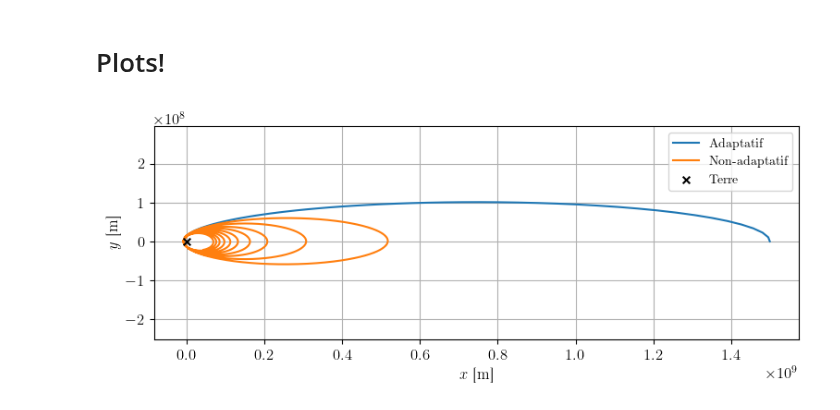
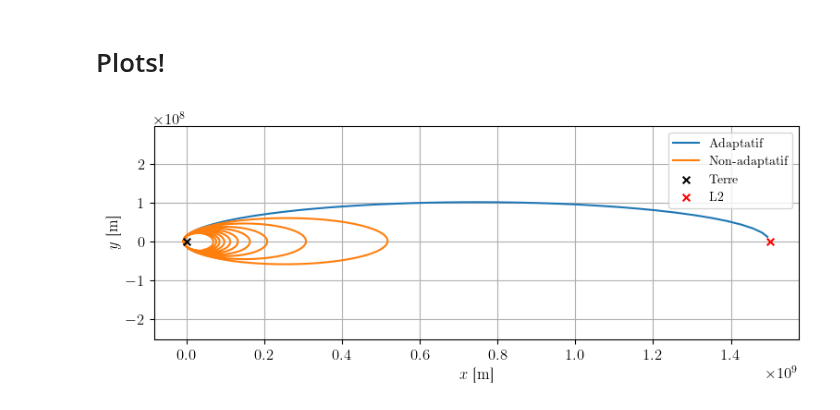
Before and after one commit to TomVdt/PhysNum, a Jupyter notebook: exercice3/analysis/analysis3ai.ipynb, the cells around one changed output. Drawn from its saved outputs; the diff is of its cells as text; code cells hidden in the pictures.

```diff
--- a/exercice3/analysis/analysis3ai.ipynb
+++ b/exercice3/analysis/analysis3ai.ipynb
@@ -71,27 +71,29 @@ for file, params in zip(outputs, all_params):
 # %%
 plt.figure(figsize=(9, 3))
 
 for (params, data) in all_data.values():
     t, x, y = data[:,0], data[:,1], data[:,2]
     label = ''
     if params['adapt']=='true':
         label = 'Adaptatif'
     else:
         label='Non-adaptatif'
     plt.plot(x, y, label=label)
 
 plt.scatter(0, 0, color='black', marker='x', label='Terre', s=30, zorder=2)
+plt.scatter(1.5e9, 0, color='red', marker='x', label='L2', s=30, zorder=3)
+
 
 plt.axis('equal')
 plt.grid()
 plt.legend()
 
 plt.xlabel(r'$x$ [m]')
 plt.ylabel(r'$y$ [m]')
 
 plt.savefig(export_path + 'transfert_comparaison.pdf')
 # %% [output]
-[figure, old version]
+[figure, new version]
 # %%
 for (params, data) in all_data.values():
     t, energy = data[:,0], data[:,5]
```
Also changed, not shown: parts of 1 cell of this notebook, 1 other file.
